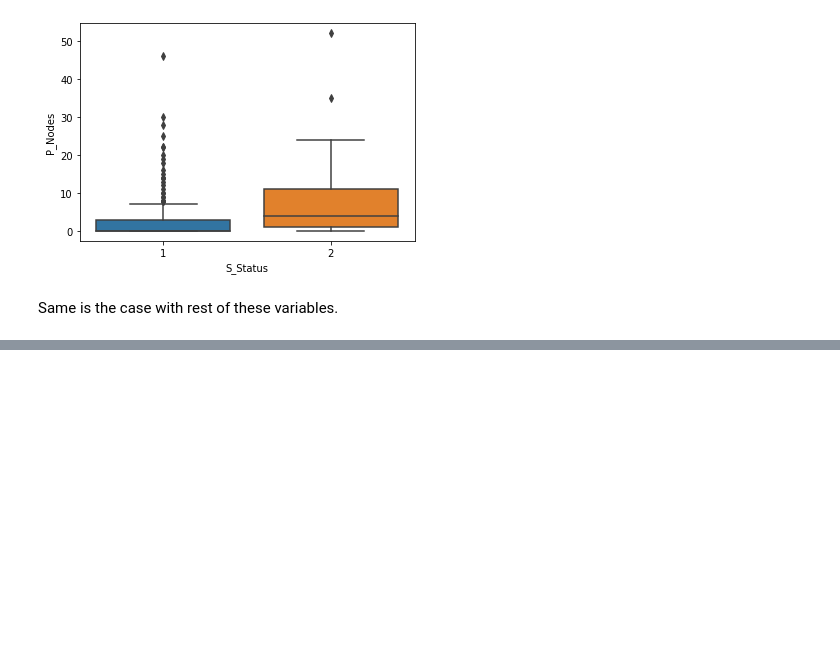
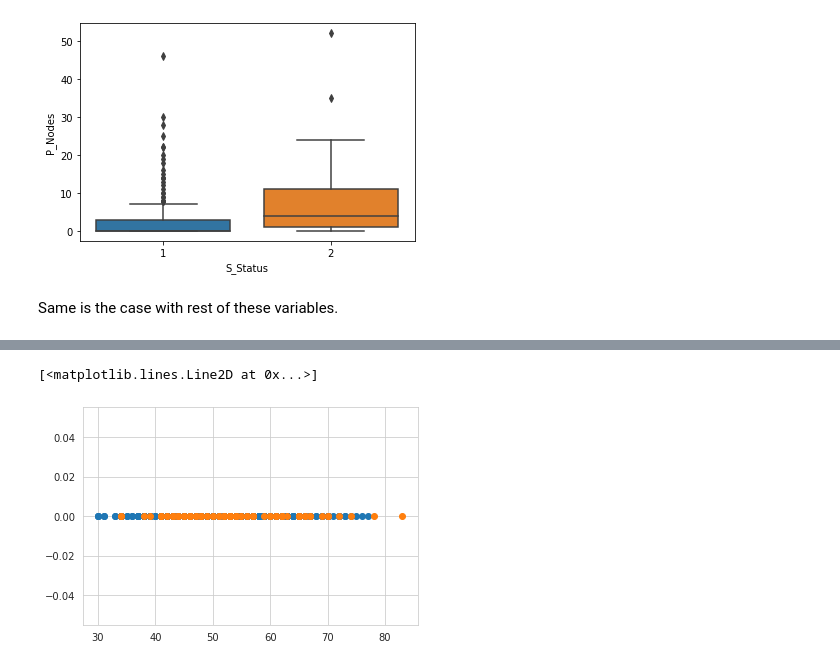
Before and after one commit to tanzeyl/Self-Study, a Jupyter notebook: Haberman's_Data_Set.ipynb, the cells around one changed output, grey strips where cells are left out. Cells and saved outputs as stored; diff of their text form; code cells hidden in the pictures; blank space fills up the shorter version.

```diff
--- a/Haberman's_Data_Set.ipynb
+++ b/Haberman's_Data_Set.ipynb
@@ -62,0 +74,6 @@ Same is the case with rest of these variables.
+# %%
+plt.plot(data_1["Age"], np.zeros_like(data_1['Age']), 'o')
+plt.plot(data_2["Age"], np.zeros_like(data_2['Age']), 'o')
+# %% [output]
+[<matplotlib.lines.Line2D at 0x...>]
+[figure, added]
```
Also changed, not shown: parts of 10 cells of this notebook.
